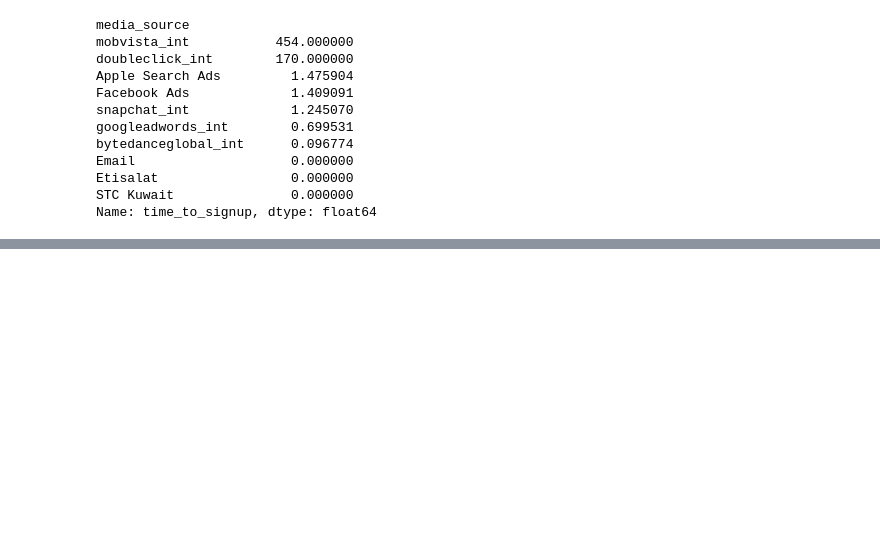
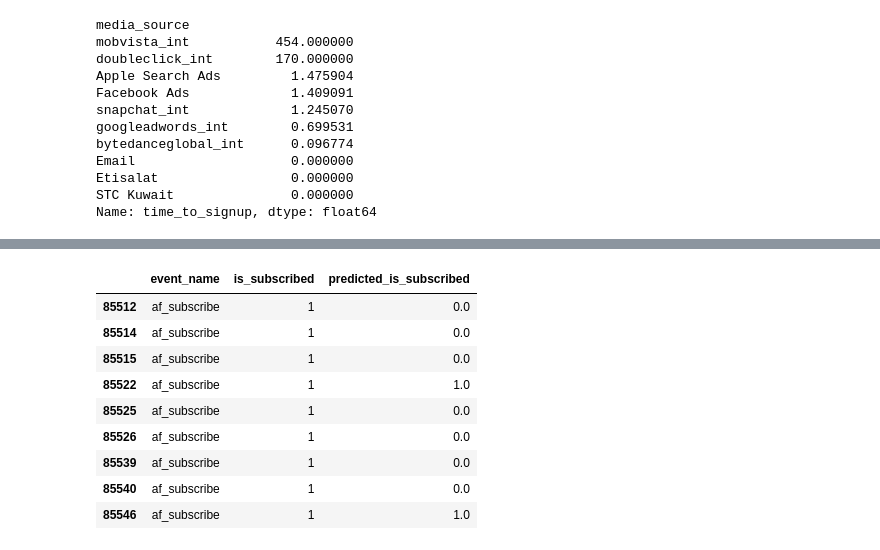
Before and after one commit to rakeshtparayil/Machine_Learning_Marketing, a Jupyter notebook: streaming.ipynb, the cells around one changed output, grey strips where cells are left out. Drawn from its saved outputs; the diff is of its cells as text; code cells hidden in the pictures; blank space fills up the shorter version.

```diff
--- a/streaming.ipynb
+++ b/streaming.ipynb
@@ -158,0 +210,17 @@ Name: time_to_signup, dtype: float64
+# %%
+actual_vs_predicted = streaming.loc[
+    (streaming.index.isin(X_test.index)) & (streaming["event_name"] == "af_subscribe"),
+    ["event_name", "is_subscribed", "predicted_is_subscribed"]
+]
+actual_vs_predicted
+# %% [output]
+|  | event_name | is_subscribed | predicted_is_subscribed |
+| 85512 | af_subscribe | 1 | 0.0 |
+| 85514 | af_subscribe | 1 | 0.0 |
+| 85515 | af_subscribe | 1 | 0.0 |
+| 85522 | af_subscribe | 1 | 1.0 |
+| 85525 | af_subscribe | 1 | 0.0 |
+| 85526 | af_subscribe | 1 | 0.0 |
+| 85539 | af_subscribe | 1 | 0.0 |
+| 85540 | af_subscribe | 1 | 0.0 |
+| 85546 | af_subscribe | 1 | 1.0 |
```
Also changed, not shown: parts of 4 cells of this notebook.
